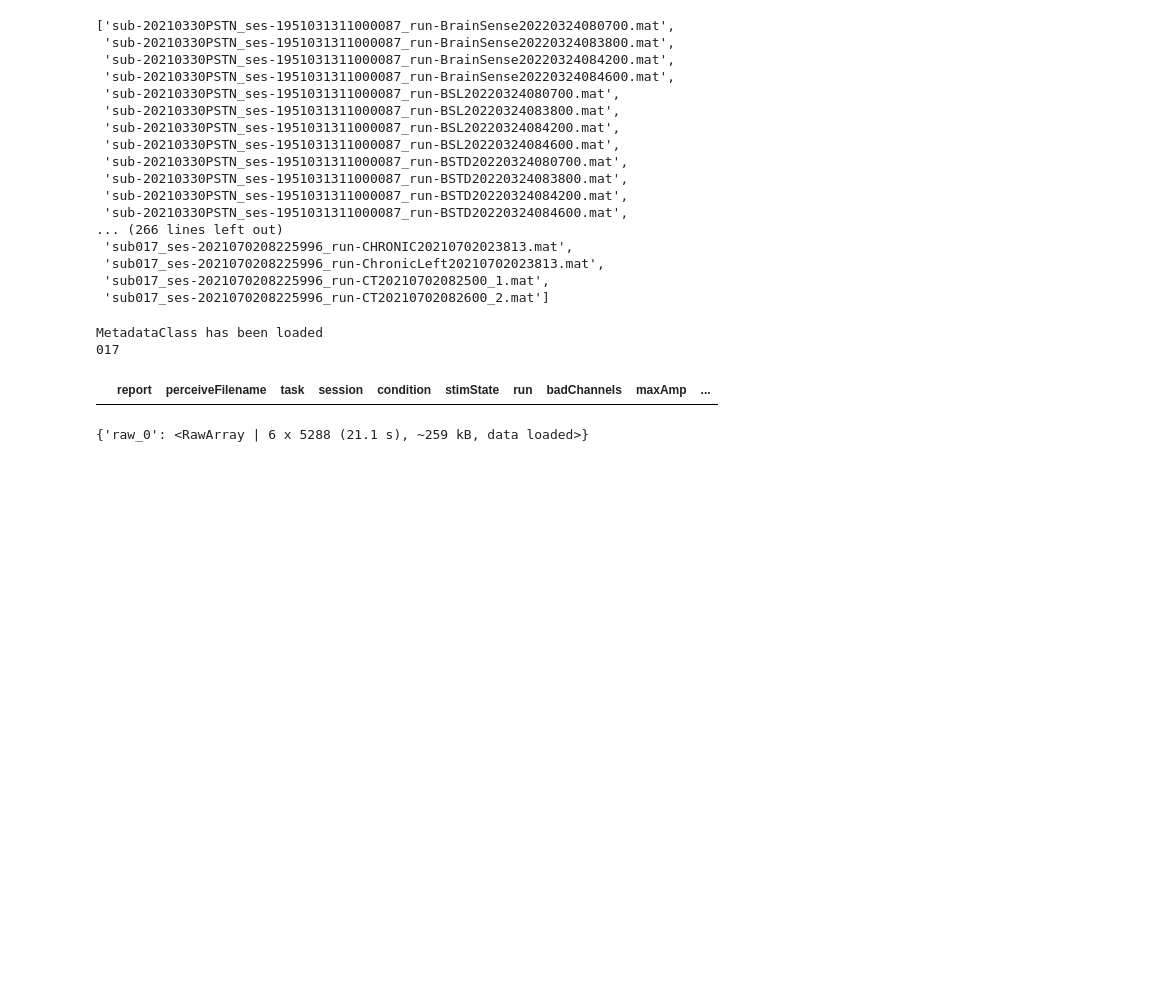
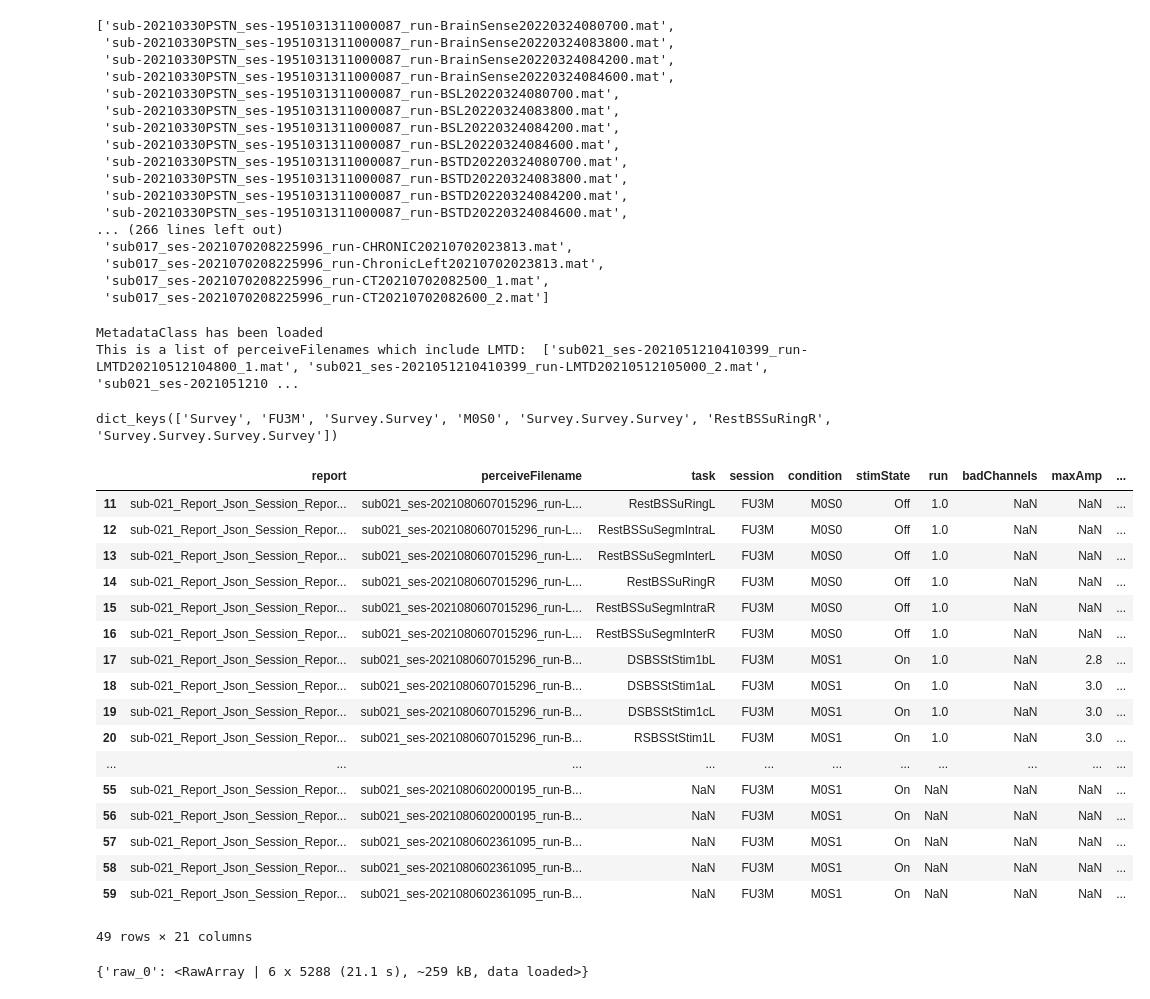
Before and after one commit to jgvhabets/PyPerceive, a Jupyter notebook: code/notebooks/percept_tf_analysis.ipynb, the cells around one changed output. Drawn from its saved outputs; the diff is of its cells as text; code cells hidden in the pictures; blank space fills up the shorter version.

Commit message:
tried to loop through lists creating metadata_dict

```diff
--- a/code/notebooks/percept_tf_analysis.ipynb
+++ b/code/notebooks/percept_tf_analysis.ipynb
@@ -114,11 +114,10 @@ importlib.reload(Session_Class)
 importlib.reload(Task_Class)
 importlib.reload(Condition_Class)
 importlib.reload(Metadata_Class)
-
 importlib.reload(Modality_class)
 
-sub017 = mainclass.PerceiveData(
-    sub = "017",
+sub021 = mainclass.PerceiveData(
+    sub = "021",
     incl_modalities=["Survey"],
     incl_session = ['FU3M'],
     incl_condition =["M0S0"],
@@ -144,11 +143,37 @@ sub017 = mainclass.PerceiveData(
 # self.data ist nur von taskClass abrufbar, optimal wäre es auch von Main, modality, session und condition class self.data abrufen zu können, und raw
 # %% [output]
 MetadataClass has been loaded
-017
+This is a list of perceiveFilenames which include LMTD:  ['sub021_ses-2021051210410399_run-LMTD20210512104800_1.mat', 'sub021_ses-2021051210410399_run-LMTD20210512105000_2.mat', 'sub021_ses-2021051210 ...
 # %%
-sub017.Survey.metadata_selection
+sub021.Survey.metadata_selection.keys()
 # %% [output]
-|  | report | perceiveFilename | task | session | condition | stimState | run | badChannels | maxAmp | ... |
+dict_keys(['Survey', 'FU3M', 'Survey.Survey', 'M0S0', 'Survey.Survey.Survey', 'RestBSSuRingR', 'Survey.Survey.Survey.Survey'])
+# %%
+metadata = sub021.metadata
+
+metanew = pd.DataFrame()
+
+metanew2 = pd.concat([metanew, metadata[metadata["session"]== "FU3M"]])
+metanew2
+# %% [output]
+|  | report | perceiveFilename | task | session | condition | stimState | run | badChannels | maxAmp | ... |
+| 11 | sub-021_Report_Json_Session_Repor... | sub021_ses-2021080607015296_run-L... | RestBSSuRingL | FU3M | M0S0 | Off | 1.0 | NaN | NaN | ... |
+| 12 | sub-021_Report_Json_Session_Repor... | sub021_ses-2021080607015296_run-L... | RestBSSuSegmIntraL | FU3M | M0S0 | Off | 1.0 | NaN | NaN | ... |
+| 13 | sub-021_Report_Json_Session_Repor... | sub021_ses-2021080607015296_run-L... | RestBSSuSegmInterL | FU3M | M0S0 | Off | 1.0 | NaN | NaN | ... |
+| 14 | sub-021_Report_Json_Session_Repor... | sub021_ses-2021080607015296_run-L... | RestBSSuRingR | FU3M | M0S0 | Off | 1.0 | NaN | NaN | ... |
+| 15 | sub-021_Report_Json_Session_Repor... | sub021_ses-2021080607015296_run-L... | RestBSSuSegmIntraR | FU3M | M0S0 | Off | 1.0 | NaN | NaN | ... |
+| 16 | sub-021_Report_Json_Session_Repor... | sub021_ses-2021080607015296_run-L... | RestBSSuSegmInterR | FU3M | M0S0 | Off | 1.0 | NaN | NaN | ... |
+| 17 | sub-021_Report_Json_Session_Repor... | sub021_ses-2021080607015296_run-B... | DSBSStStim1bL | FU3M | M0S1 | On | 1.0 | NaN | 2.8 | ... |
+| 18 | sub-021_Report_Json_Session_Repor... | sub021_ses-2021080607015296_run-B... | DSBSStStim1aL | FU3M | M0S1 | On | 1.0 | NaN | 3.0 | ... |
+| 19 | sub-021_Report_Json_Session_Repor... | sub021_ses-2021080607015296_run-B... | DSBSStStim1cL | FU3M | M0S1 | On | 1.0 | NaN | 3.0 | ... |
+| 20 | sub-021_Report_Json_Session_Repor... | sub021_ses-2021080607015296_run-B... | RSBSStStim1L | FU3M | M0S1 | On | 1.0 | NaN | 3.0 | ... |
+| ... | ... | ... | ... | ... | ... | ... | ... | ... | ... | ... |
+| 55 | sub-021_Report_Json_Session_Repor... | sub021_ses-2021080602000195_run-B... | NaN | FU3M | M0S1 | On | NaN | NaN | NaN | ... |
+| 56 | sub-021_Report_Json_Session_Repor... | sub021_ses-2021080602000195_run-B... | NaN | FU3M | M0S1 | On | NaN | NaN | NaN | ... |
+| 57 | sub-021_Report_Json_Session_Repor... | sub021_ses-2021080602361095_run-B... | NaN | FU3M | M0S1 | On | NaN | NaN | NaN | ... |
+| 58 | sub-021_Report_Json_Session_Repor... | sub021_ses-2021080602361095_run-B... | NaN | FU3M | M0S1 | On | NaN | NaN | NaN | ... |
+| 59 | sub-021_Report_Json_Session_Repor... | sub021_ses-2021080602361095_run-B... | NaN | FU3M | M0S1 | On | NaN | NaN | NaN | ... |
+49 rows × 21 columns
 # %%
 path_local = 'c:\\Users\\jebe12\\Research\\Longterm_beta_project\\Data'
 subject_path = os.path.join(path_local, f'sub-017')
```
Also changed, not shown: parts of 1 cell of this notebook, 7 other files.
